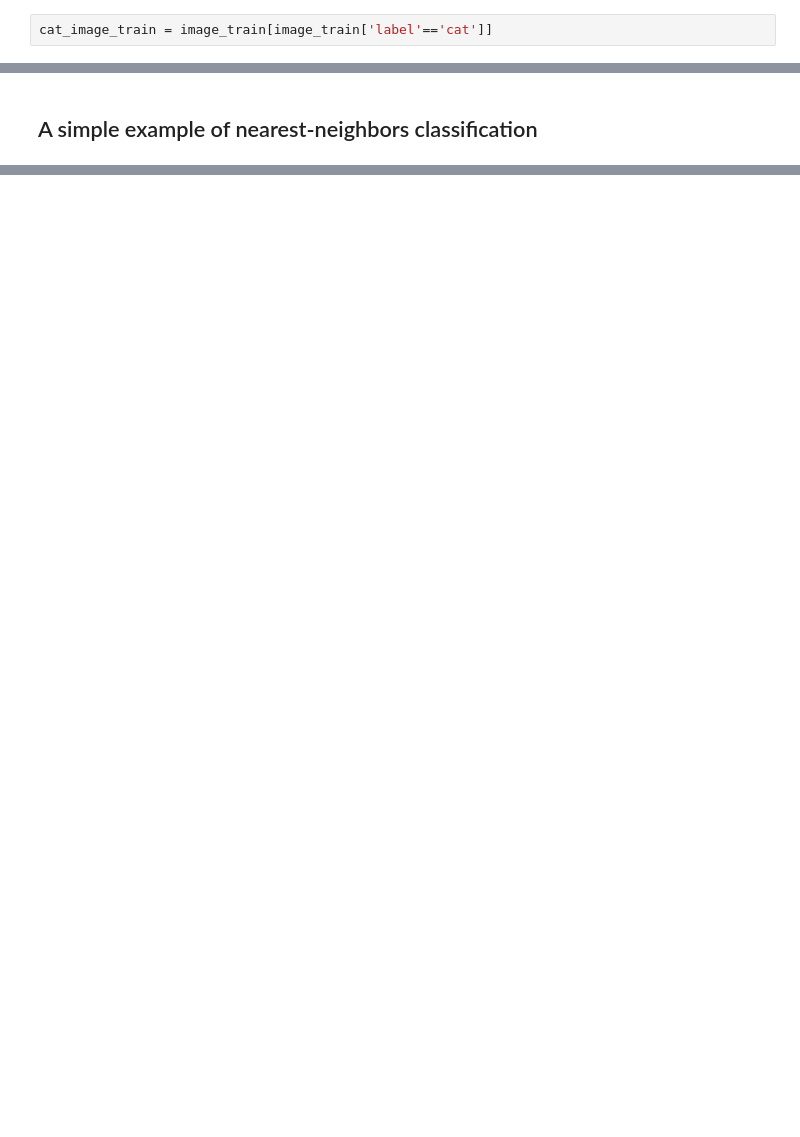
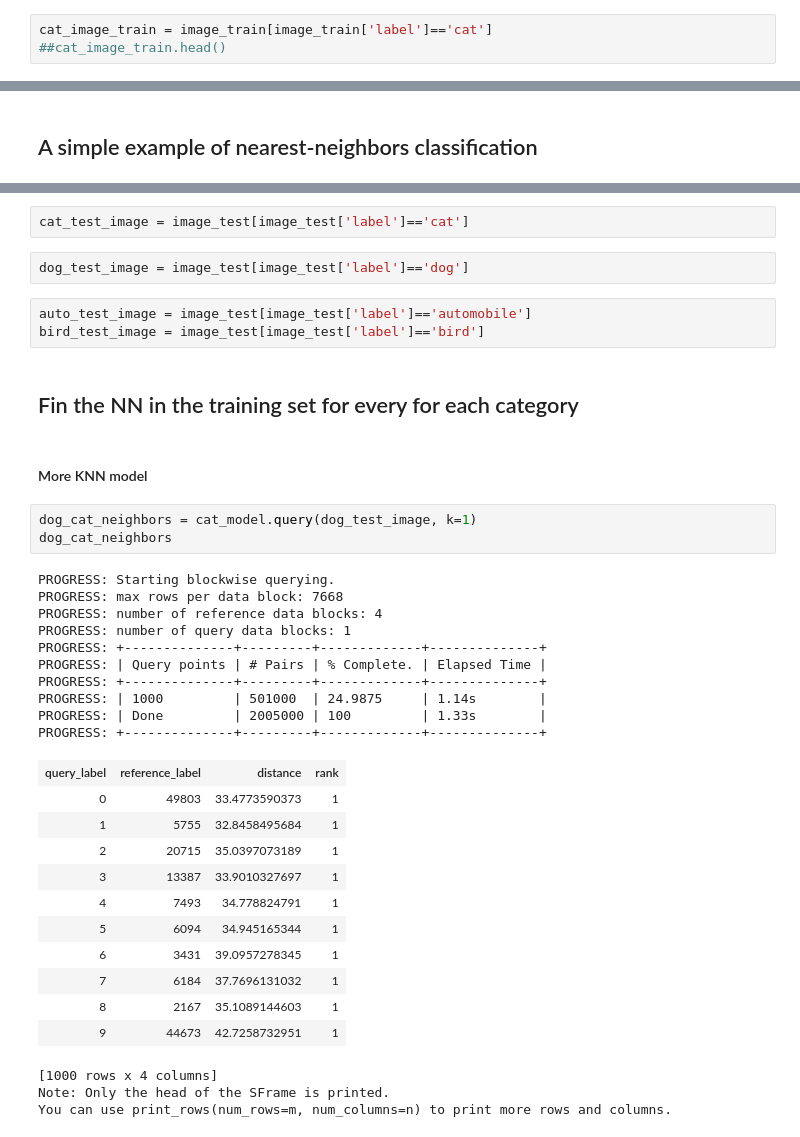
Before and after one commit to ledrui/Deep-features-for-image-classification, a Jupyter notebook: Image Retrieval With Deep Features.ipynb, the cells around one changed output, grey strips where cells are left out. Cells and saved outputs as stored; diff of their text form; blank space fills up the shorter version.

```diff
--- a/Image Retrieval With Deep Features.ipynb
+++ b/Image Retrieval With Deep Features.ipynb
@@ -129,5 +129,6 @@ Most frequent items:
 # %%
 dog_image_train = image_train[image_train['label']=='dog']
 # %%
-cat_image_train = image_train[image_train['label'=='cat']]
+cat_image_train = image_train[image_train['label']=='cat']
+##cat_image_train.head()
 # %%
@@ -200,0 +213,39 @@ PROGRESS: +--------------+---------+-------------+--------------+
+# %%
+cat_test_image = image_test[image_test['label']=='cat']
+# %%
+dog_test_image = image_test[image_test['label']=='dog']
+# %%
+auto_test_image = image_test[image_test['label']=='automobile']
+bird_test_image = image_test[image_test['label']=='bird']
+# %% [markdown]
+## Fin the NN in the training set for every for each category
+# %% [markdown]
+#### More KNN model
+# %%
+dog_cat_neighbors = cat_model.query(dog_test_image, k=1)
+dog_cat_neighbors
+# %% [output]
+PROGRESS: Starting blockwise querying.
+PROGRESS: max rows per data block: 7668
+PROGRESS: number of reference data blocks: 4
+PROGRESS: number of query data blocks: 1
+PROGRESS: +--------------+---------+-------------+--------------+
+PROGRESS: | Query points | # Pairs | % Complete. | Elapsed Time |
+PROGRESS: +--------------+---------+-------------+--------------+
+PROGRESS: | 1000         | 501000  | 24.9875     | 1.14s        |
+PROGRESS: | Done         | 2005000 | 100         | 1.33s        |
+PROGRESS: +--------------+---------+-------------+--------------+
+| query_label | reference_label | distance | rank |
+| 0 | 49803 | 33.4773590373 | 1 |
+| 1 | 5755 | 32.8458495684 | 1 |
+| 2 | 20715 | 35.0397073189 | 1 |
+| 3 | 13387 | 33.9010327697 | 1 |
+| 4 | 7493 | 34.778824791 | 1 |
+| 5 | 6094 | 34.945165344 | 1 |
+| 6 | 3431 | 39.0957278345 | 1 |
+| 7 | 6184 | 37.7696131032 | 1 |
+| 8 | 2167 | 35.1089144603 | 1 |
+| 9 | 44673 | 42.7258732951 | 1 |
+[1000 rows x 4 columns]
+Note: Only the head of the SFrame is printed.
+You can use print_rows(num_rows=m, num_columns=n) to print more rows and columns.
```
Also changed, not shown: parts of 17 cells of this notebook.
